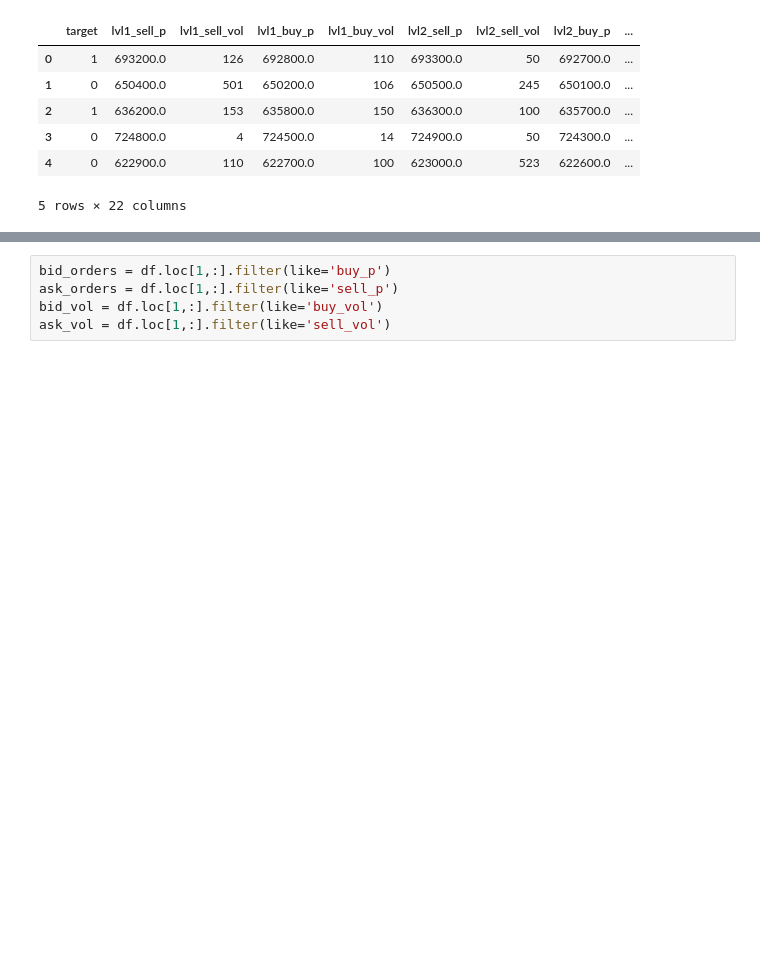
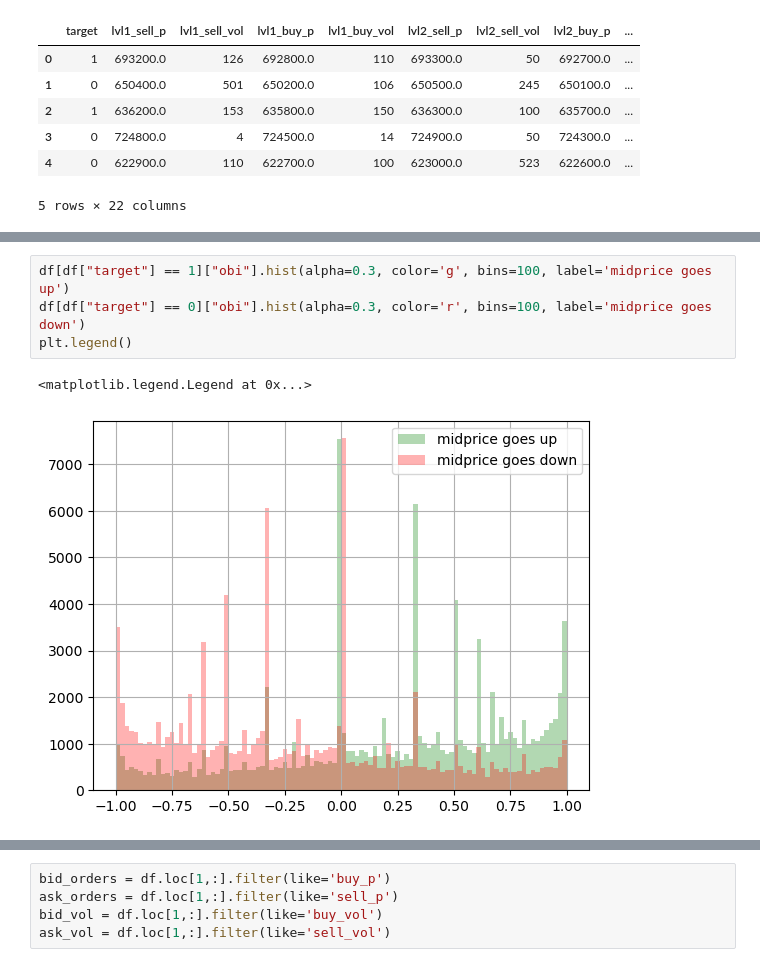
Before and after one commit to iliasra/midprice_change_prediction, a Jupyter notebook: coursework.ipynb, the cells around one changed output, grey strips where cells are left out. Saved outputs shown, nothing was run; the diff lists cells and outputs as text; blank space fills up the shorter version.

```diff
--- a/coursework.ipynb
+++ b/coursework.ipynb
@@ -22,0 +107,7 @@ df.head()
+# %%
+df[df["target"] == 1]["obi"].hist(alpha=0.3, color='g', bins=100, label='midprice goes up')
+df[df["target"] == 0]["obi"].hist(alpha=0.3, color='r', bins=100, label='midprice goes down')
+plt.legend()
+# %% [output]
+<matplotlib.legend.Legend at 0x...>
+[figure, added]
```
Also changed, not shown: parts of 31 cells of this notebook, 3 other files.
